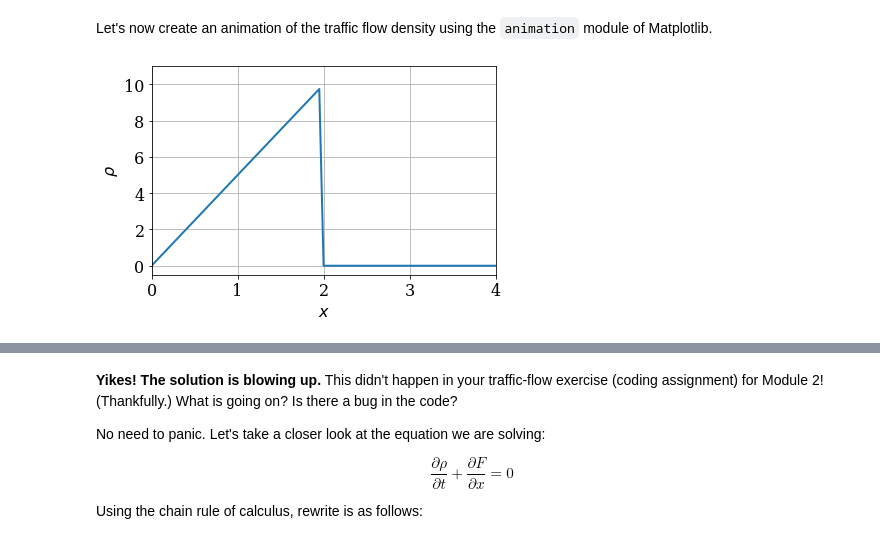
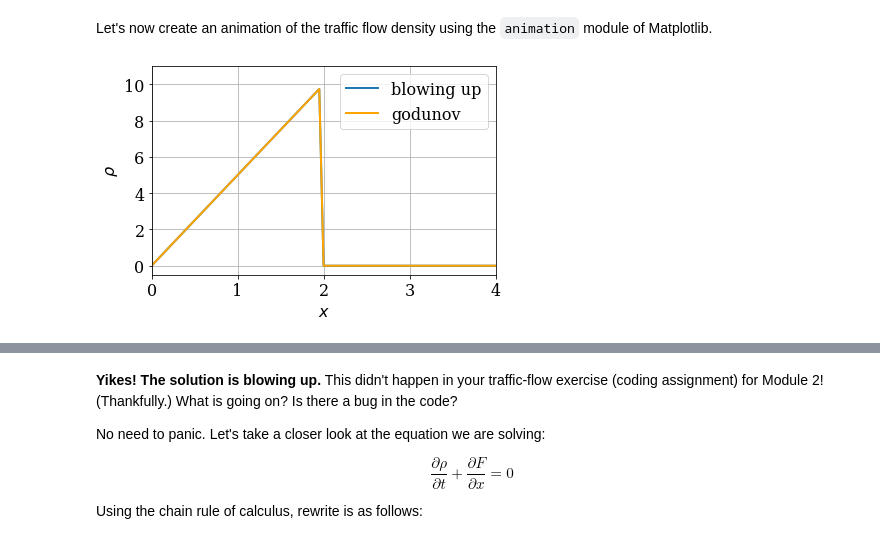
Before and after one commit to NoeDurandard/first_repo-1, a Jupyter notebook: numerical-mooc/working/03_wave/03_01_conservationLaw.ipynb, the cells around one changed output, grey strips where cells are left out. Drawn from its saved outputs; the diff is of its cells as text; code cells hidden in the pictures.

```diff
--- a/numerical-mooc/working/03_wave/03_01_conservationLaw.ipynb
+++ b/numerical-mooc/working/03_wave/03_01_conservationLaw.ipynb
@@ -337,14 +383,17 @@ from IPython.display import HTML
 # %%
 # Plot the initial traffic density.
 fig = pyplot.figure(figsize=(6.0, 4.0))
 pyplot.xlabel(r'$x$')
 pyplot.ylabel(r'$\rho$')
 pyplot.grid()
 line = pyplot.plot(x, rho0,
-                    color='C0', linestyle='-', linewidth=2)[0]
+                    color='C0', linestyle='-', linewidth=2, label='blowing up')[0]
+line_godunov = pyplot.plot(x, rho0,
+                    color='orange', linestyle='-', linewidth=2, label='godunov')[0]
 pyplot.xlim(0.0, L)
 pyplot.ylim(-0.5, 11.0)
+pyplot.legend()
 fig.tight_layout()
 # %% [output]
-[figure, old version]
+[figure, new version]
 # %%
```
Also changed, not shown: parts of 4 cells of this notebook, 2 other files.
